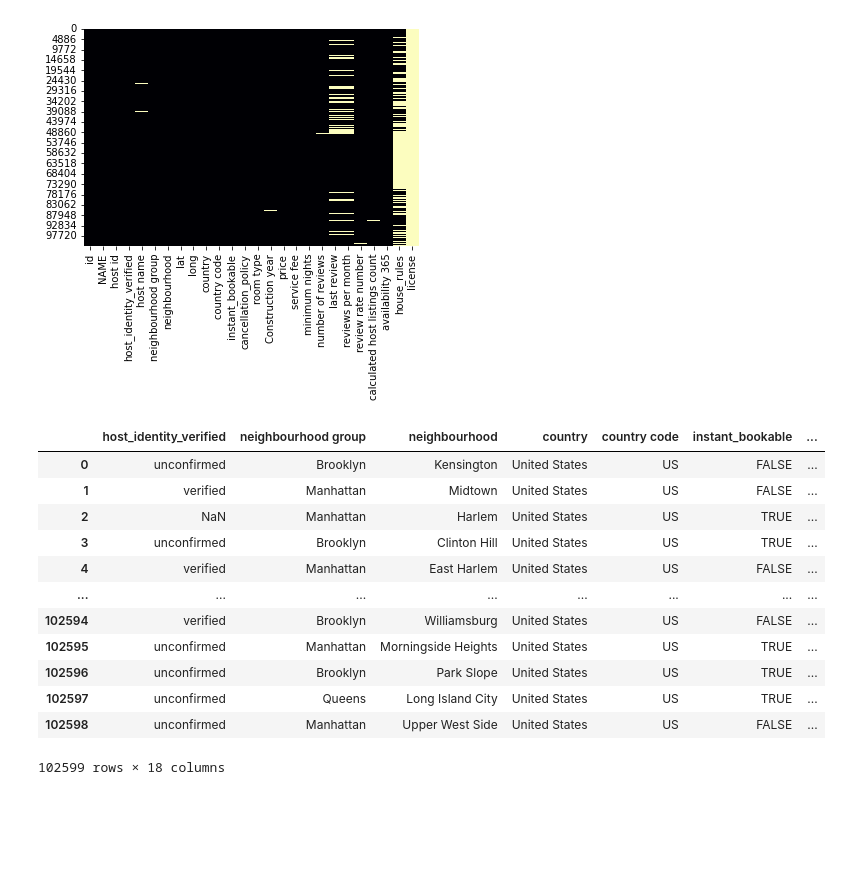
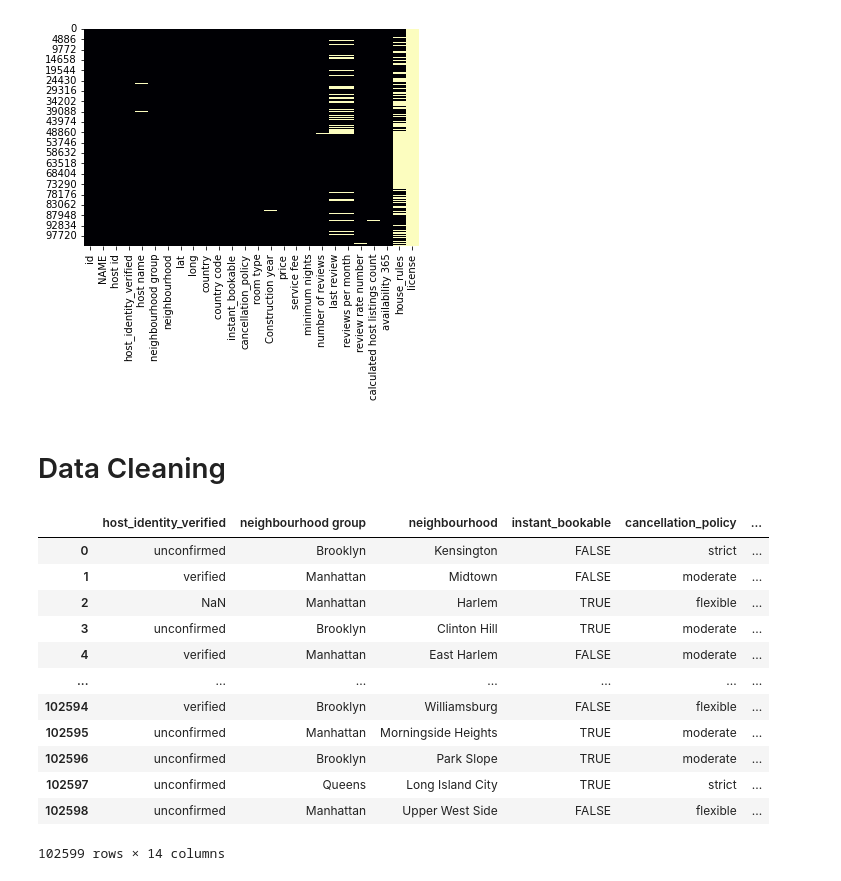
Before and after one commit to Junvildo/AirBnb_Data_Visualize, a Jupyter notebook: main.ipynb, the cells around one changed output. Cells and saved outputs as stored; diff of their text form; code cells hidden in the pictures; blank space fills up the shorter version.

Commit message:
Data Cleaning cont1

```diff
--- a/main.ipynb
+++ b/main.ipynb
@@ -61,8 +63,3 @@ Data columns (total 26 columns):
  25  license                         2 non-null       object
 dtypes: object(26)
 memory usage: 20.4+ MB
-# %%
-for col in df.columns:
-    df[col].replace({'?':np.nan},inplace=True)
-
-df
@@ -105,20 +68,24 @@ sns.heatmap(df.isnull(),cbar=False,cmap='magma')
 # %% [output]
 <AxesSubplot:>
 [figure]
+# %% [markdown]
+# Data Cleaning
 # %%
-df.drop(["id", "NAME", "host id", "host name", "lat", "long", "house_rules", "license"], axis=1, inplace=True)
+# Drop columns that aren't needed for visualization, or have so many missing value
+
+df.drop(["id", "NAME", "host id", "host name", "lat", "long", "house_rules", "license", 'country', 'country code', 'last review', 'reviews per month'], axis=1, inplace=True)
 df
 # %% [output]
-|  | host_identity_verified | neighbourhood group | neighbourhood | country | country code | instant_bookable | ... |
-| 0 | unconfirmed | Brooklyn | Kensington | United States | US | FALSE | ... |
-| 1 | verified | Manhattan | Midtown | United States | US | FALSE | ... |
-| 2 | NaN | Manhattan | Harlem | United States | US | TRUE | ... |
-| 3 | unconfirmed | Brooklyn | Clinton Hill | United States | US | TRUE | ... |
-| 4 | verified | Manhattan | East Harlem | United States | US | FALSE | ... |
-| ... | ... | ... | ... | ... | ... | ... | ... |
-| 102594 | verified | Brooklyn | Williamsburg | United States | US | FALSE | ... |
-| 102595 | unconfirmed | Manhattan | Morningside Heights | United States | US | TRUE | ... |
-| 102596 | unconfirmed | Brooklyn | Park Slope | United States | US | TRUE | ... |
-| 102597 | unconfirmed | Queens | Long Island City | United States | US | TRUE | ... |
-| 102598 | unconfirmed | Manhattan | Upper West Side | United States | US | FALSE | ... |
+|  | host_identity_verified | neighbourhood group | neighbourhood | instant_bookable | cancellation_policy | ... |
+| 0 | unconfirmed | Brooklyn | Kensington | FALSE | strict | ... |
+| 1 | verified | Manhattan | Midtown | FALSE | moderate | ... |
+| 2 | NaN | Manhattan | Harlem | TRUE | flexible | ... |
+| 3 | unconfirmed | Brooklyn | Clinton Hill | TRUE | moderate | ... |
+| 4 | verified | Manhattan | East Harlem | FALSE | moderate | ... |
+| ... | ... | ... | ... | ... | ... | ... |
+| 102594 | verified | Brooklyn | Williamsburg | FALSE | flexible | ... |
+| 102595 | unconfirmed | Manhattan | Morningside Heights | TRUE | moderate | ... |
+| 102596 | unconfirmed | Brooklyn | Park Slope | TRUE | moderate | ... |
+| 102597 | unconfirmed | Queens | Long Island City | TRUE | strict | ... |
+| 102598 | unconfirmed | Manhattan | Upper West Side | FALSE | flexible | ... |
-102599 rows × 18 columns
+102599 rows × 14 columns
```
Also changed, not shown: parts of 10 cells of this notebook.
